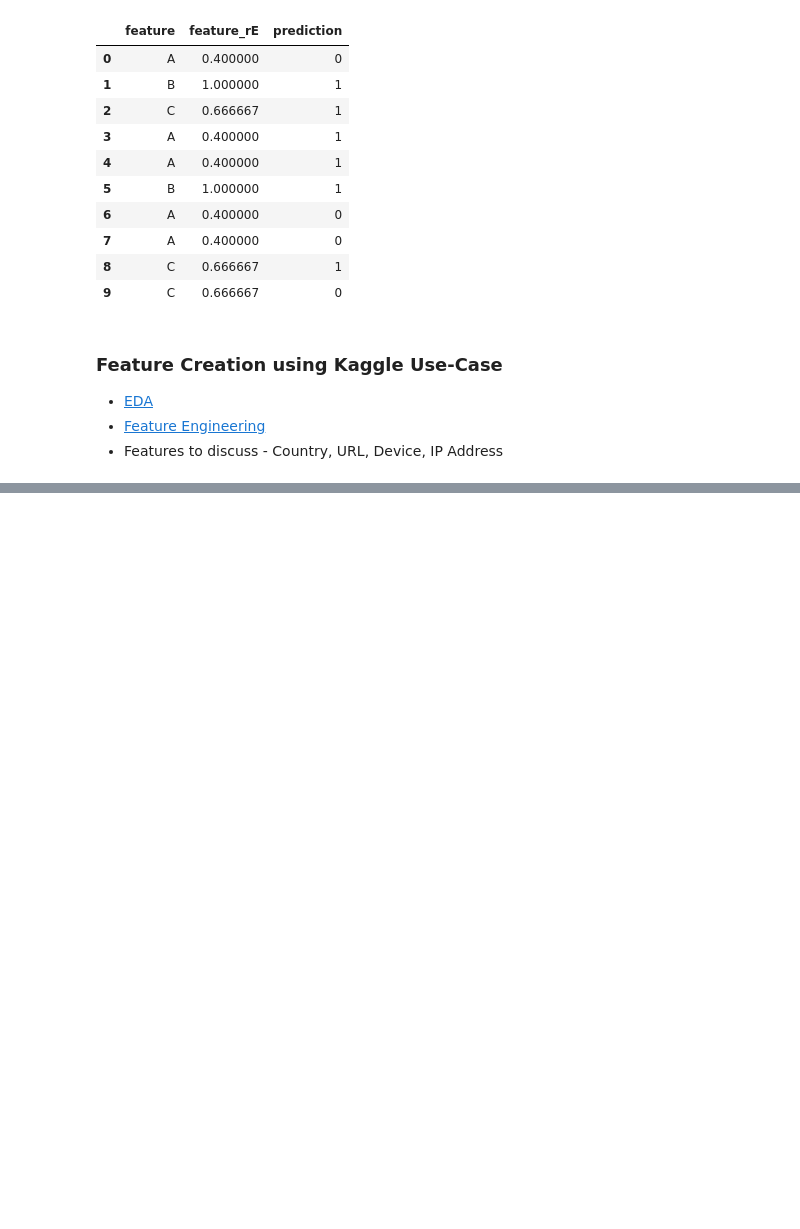
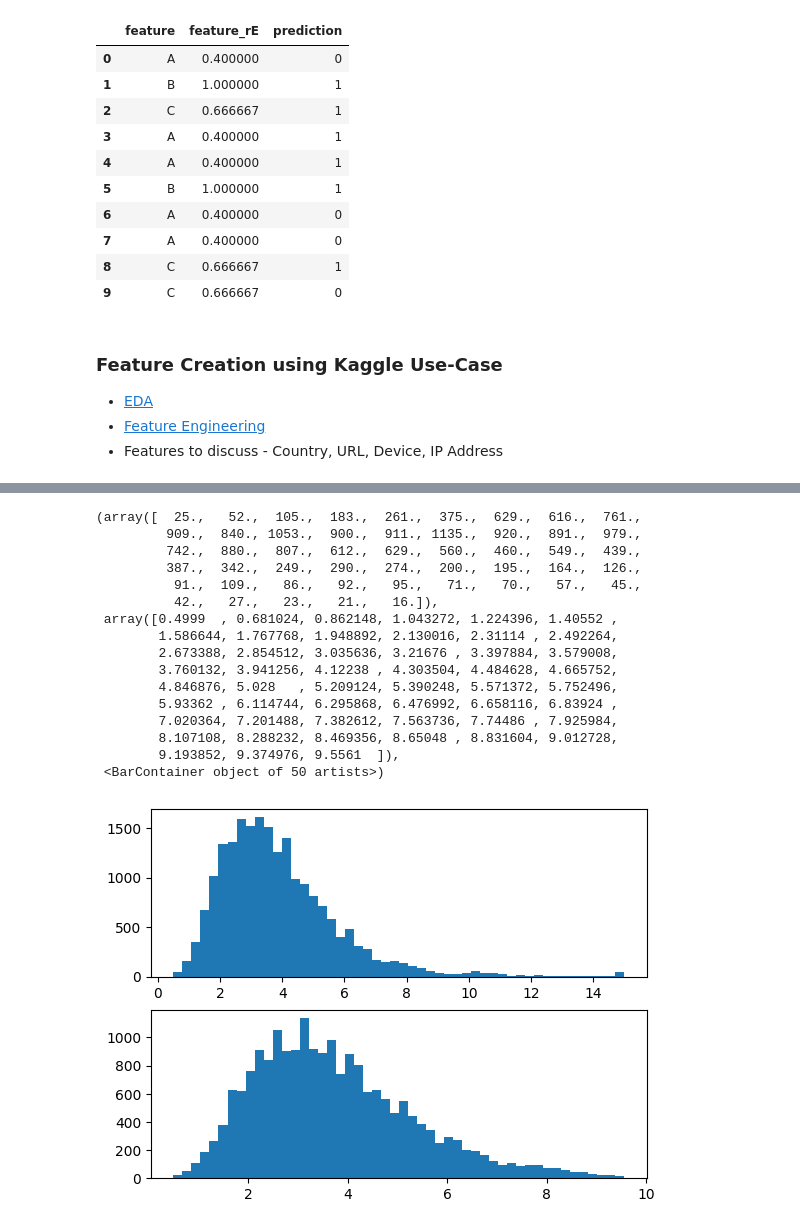
Before and after one commit to ramendrasingla/data-analysis-tutorial, a Jupyter notebook: Feature_Engineering_Tutorial.ipynb, the cells around one changed output, grey strips where cells are left out. Drawn from its saved outputs; the diff is of its cells as text; code cells hidden in the pictures; blank space fills up the shorter version.

```diff
--- a/Feature_Engineering_Tutorial.ipynb
+++ b/Feature_Engineering_Tutorial.ipynb
@@ -426,0 +508,7 @@ df_with_rE
+# %%
+income_data = df['MedInc']
+
+inc_mean, inc_std = np.mean(income_data), np.std(income_data)
+inc_cut_off = inc_std * 3
+inc_lower, inc_upper = inc_mean - inc_cut_off, inc_mean + inc_cut_off
+income_data_filtered = [x for x in income_data if x > inc_lower and x < inc_upper]
@@ -426,0 +521,22 @@ df_with_rE
+# %%
+fig, ax = plt.subplots(2, 1)
+ax[0].hist(income_data, bins = 50)
+ax[1].hist(income_data_filtered, bins = 50)
+# %% [output]
+(array([  25.,   52.,  105.,  183.,  261.,  375.,  629.,  616.,  761.,
+         909.,  840., 1053.,  900.,  911., 1135.,  920.,  891.,  979.,
+         742.,  880.,  807.,  612.,  629.,  560.,  460.,  549.,  439.,
+         387.,  342.,  249.,  290.,  274.,  200.,  195.,  164.,  126.,
+          91.,  109.,   86.,   92.,   95.,   71.,   70.,   57.,   45.,
+          42.,   27.,   23.,   21.,   16.]),
+ array([0.4999  , 0.681024, 0.862148, 1.043272, 1.224396, 1.40552 ,
+        1.586644, 1.767768, 1.948892, 2.130016, 2.31114 , 2.492264,
+        2.673388, 2.854512, 3.035636, 3.21676 , 3.397884, 3.579008,
+        3.760132, 3.941256, 4.12238 , 4.303504, 4.484628, 4.665752,
+        4.846876, 5.028   , 5.209124, 5.390248, 5.571372, 5.752496,
+        5.93362 , 6.114744, 6.295868, 6.476992, 6.658116, 6.83924 ,
+        7.020364, 7.201488, 7.382612, 7.563736, 7.74486 , 7.925984,
+        8.107108, 8.288232, 8.469356, 8.65048 , 8.831604, 9.012728,
+        9.193852, 9.374976, 9.5561  ]),
+ <BarContainer object of 50 artists>)
+[figure, added]
```
Also changed, not shown: parts of 76 cells of this notebook.
